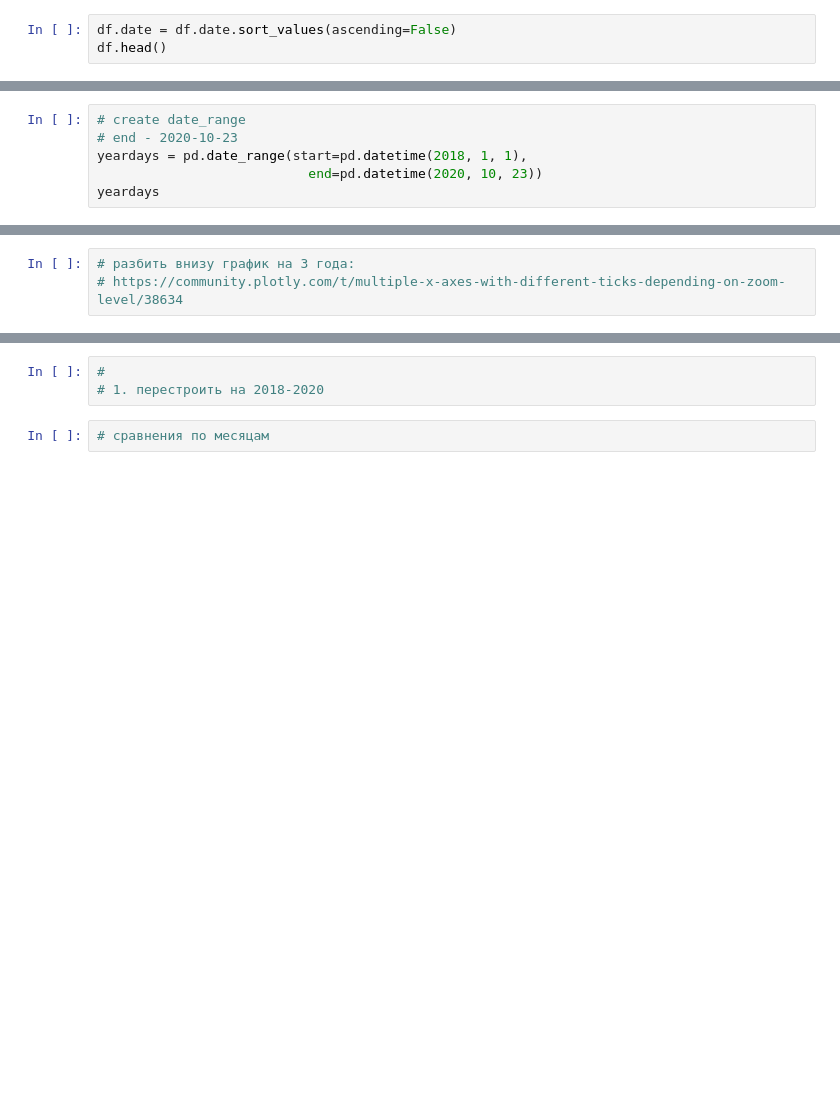
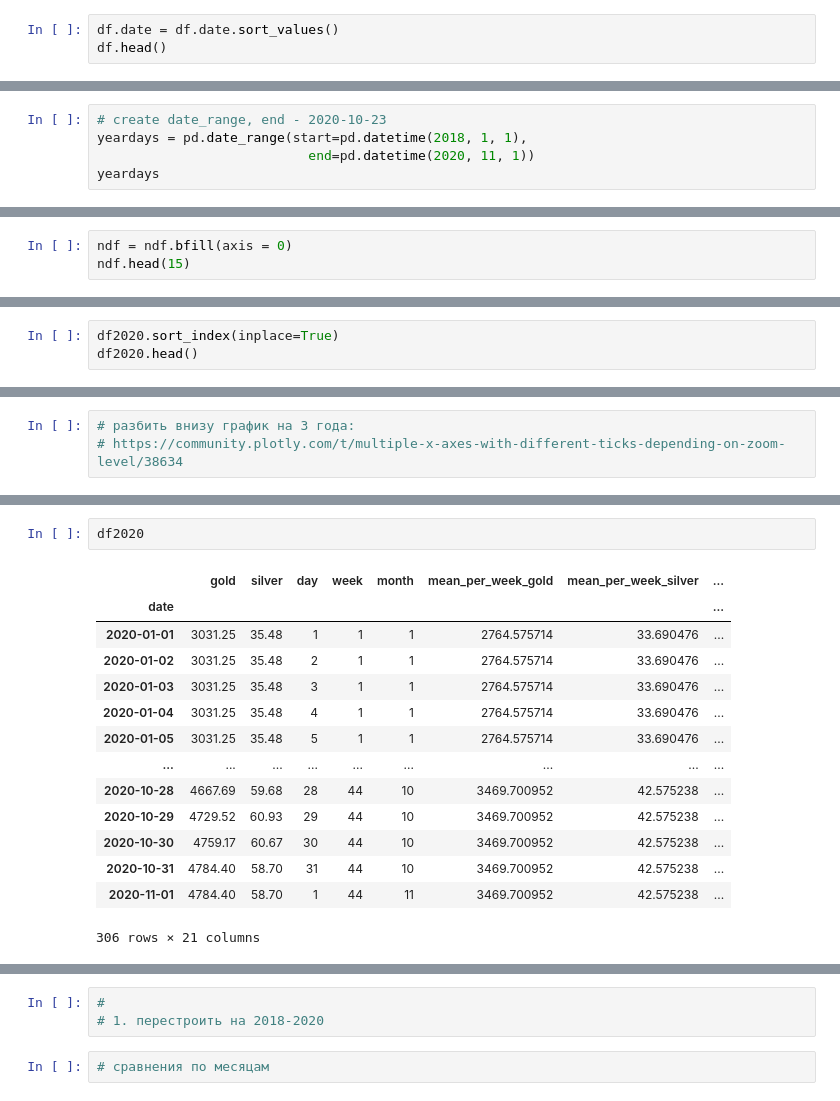
Before and after one commit to ilyinss/cbr_metall_analytics, a Jupyter notebook: decomp_metall_time_series.ipynb, the cells around one changed output, grey strips where cells are left out. Saved outputs shown, nothing was run; the diff lists cells and outputs as text; blank space fills up the shorter version.

```diff
--- a/decomp_metall_time_series.ipynb
+++ b/decomp_metall_time_series.ipynb
@@ -33,3 +97,3 @@ df.info()
 # %%
-df.date = df.date.sort_values(ascending=False)
+df.date = df.date.sort_values()
 df.head()
@@ -36,6 +107,5 @@ df.head()
 # %%
-# create date_range
-# end - 2020-10-23
+# create date_range, end - 2020-10-23
 yeardays = pd.date_range(start=pd.datetime(2018, 1, 1),
-                           end=pd.datetime(2020, 10, 23))
+                           end=pd.datetime(2020, 11, 1))
 yeardays
@@ -56,0 +173,3 @@ ndf.head(15)
+# %%
+ndf = ndf.bfill(axis = 0)
+ndf.head(15)
@@ -277,0 +1209,3 @@ df2020.tail()
+# %%
+df2020.sort_index(inplace=True)
+df2020.head()
@@ -406,0 +1705,17 @@ sell_gold.head()
+# %%
+df2020
+# %% [output]
+|  | gold | silver | day | week | month | mean_per_week_gold | mean_per_week_silver | ... |
+| date |  |  |  |  |  |  |  | ... |
+| 2020-01-01 | 3031.25 | 35.48 | 1 | 1 | 1 | 2764.575714 | 33.690476 | ... |
+| 2020-01-02 | 3031.25 | 35.48 | 2 | 1 | 1 | 2764.575714 | 33.690476 | ... |
+| 2020-01-03 | 3031.25 | 35.48 | 3 | 1 | 1 | 2764.575714 | 33.690476 | ... |
+| 2020-01-04 | 3031.25 | 35.48 | 4 | 1 | 1 | 2764.575714 | 33.690476 | ... |
+| 2020-01-05 | 3031.25 | 35.48 | 5 | 1 | 1 | 2764.575714 | 33.690476 | ... |
+| ... | ... | ... | ... | ... | ... | ... | ... | ... |
+| 2020-10-28 | 4667.69 | 59.68 | 28 | 44 | 10 | 3469.700952 | 42.575238 | ... |
+| 2020-10-29 | 4729.52 | 60.93 | 29 | 44 | 10 | 3469.700952 | 42.575238 | ... |
+| 2020-10-30 | 4759.17 | 60.67 | 30 | 44 | 10 | 3469.700952 | 42.575238 | ... |
+| 2020-10-31 | 4784.40 | 58.70 | 31 | 44 | 10 | 3469.700952 | 42.575238 | ... |
+| 2020-11-01 | 4784.40 | 58.70 | 1 | 44 | 11 | 3469.700952 | 42.575238 | ... |
+306 rows × 21 columns
```
Also changed, not shown: parts of 118 cells of this notebook, 1 other file.
